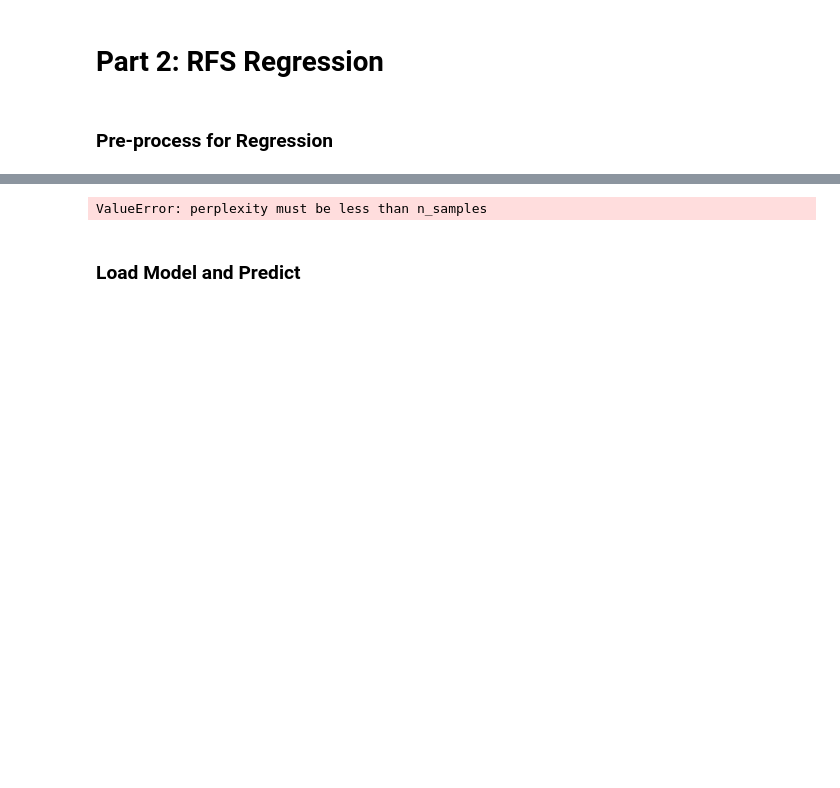
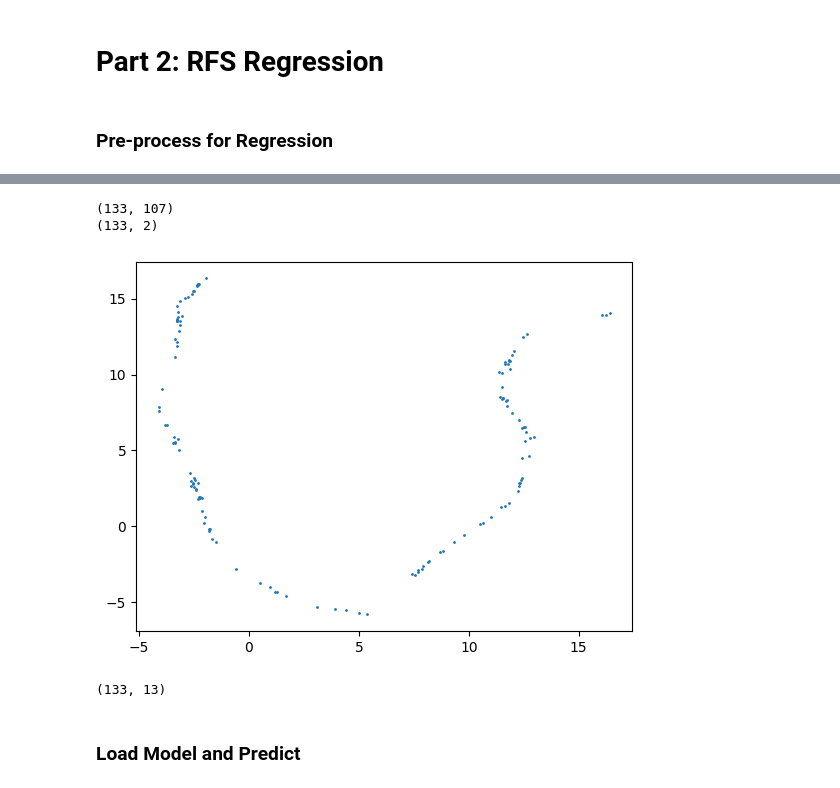
Before and after one commit to tomas-ribeiro-pinto/COMP4139_Machine_Learning, a Jupyter notebook: Assignment 2/FinalTestRFS.ipynb, the cells around one changed output, grey strips where cells are left out. Saved outputs shown, nothing was run; the diff lists cells and outputs as text; code cells hidden in the pictures; blank space fills up the shorter version.

```diff
--- a/Assignment 2/FinalTestRFS.ipynb
+++ b/Assignment 2/FinalTestRFS.ipynb
@@ -111,19 +106,36 @@ Name: Gene, dtype: int64
 5 rows × 118 columns
 # %%
 from outlier_removal import removeOutliers
-removeOutliers(all_df)
-X = all_df
+removeOutliers(test_df)
+X = test_df
-# %%
-from sklearn.preprocessing import StandardScaler
-from sklearn.manifold import TSNE
-
-tsne = TSNE(n_components=2, random_state=42)
-X_tsne_mri = tsne.fit_transform(X.iloc[:,11:])
-standard_scaler = StandardScaler()
-Xs_non_mri = standard_scaler.fit_transform(X.iloc[:,0:11])
-Xs = np.c_[Xs_non_mri, X_tsne_mri]
-# %% [output]
-ValueError: perplexity must be less than n_samples
+# %%
+from sklearn.preprocessing import StandardScaler
+from umap.umap_ import UMAP
+
+# Load UMAP model
+umap = joblib.load('umap_model.pkl')
+
+# Apply UMAP to MRI features
+X_umap_mri = gene_impute_df.iloc[:,11:]
+print(X_umap_mri.shape)
+X_umap_mri = umap.transform(X_umap_mri)
+print(X_umap_mri.shape)
+
+# plot the umap
+plt.scatter(X_umap_mri[:,0], X_umap_mri[:,1], s=1)
+plt.show()
+
+
+standard_scaler = StandardScaler()
+Xs_non_mri = X.iloc[:,0:11]
+Xs_non_mri = standard_scaler.fit_transform(Xs_non_mri)
+Xs = np.c_[Xs_non_mri, X_umap_mri]
+Xs.shape
+# %% [output]
+(133, 107)
+(133, 2)
+[figure, added]
+(133, 13)
 # %% [markdown]
 ### Load Model and Predict
 # %%
```
Also changed, not shown: parts of 4 cells of this notebook, 6 other files.
